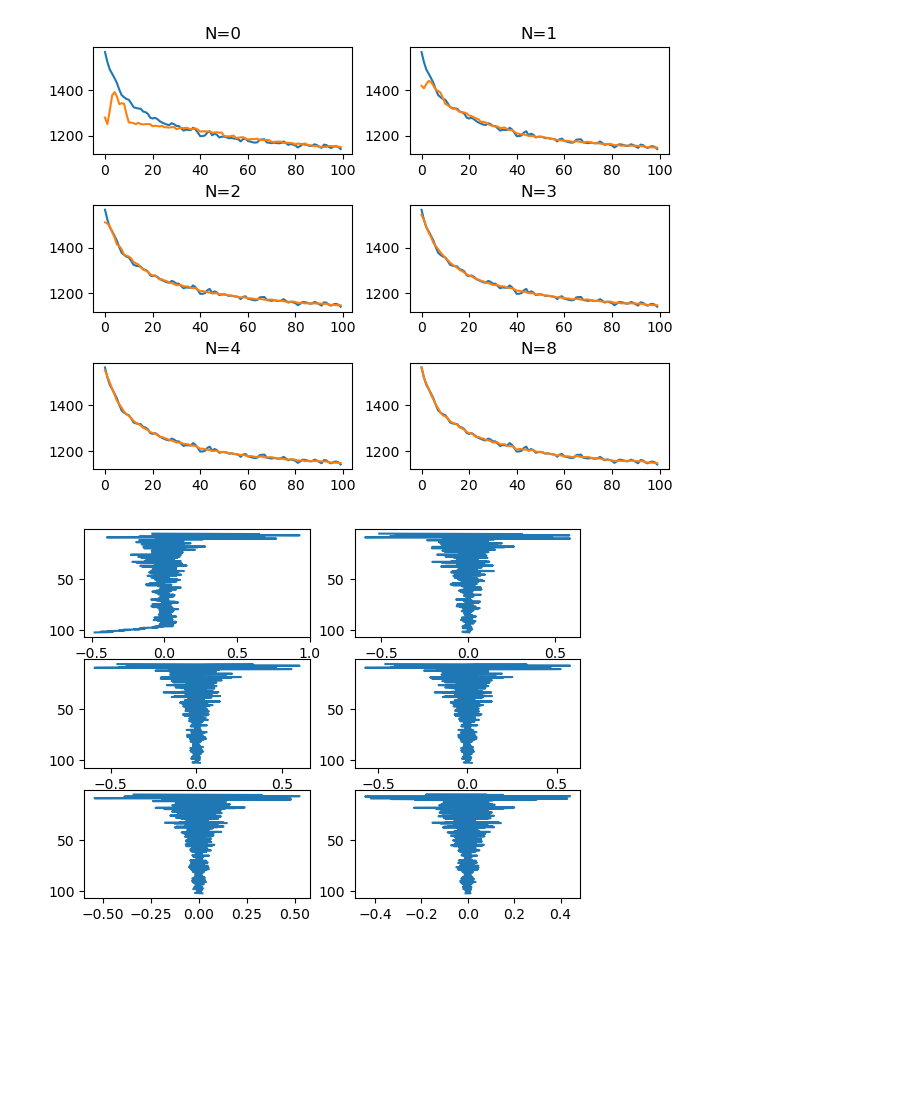
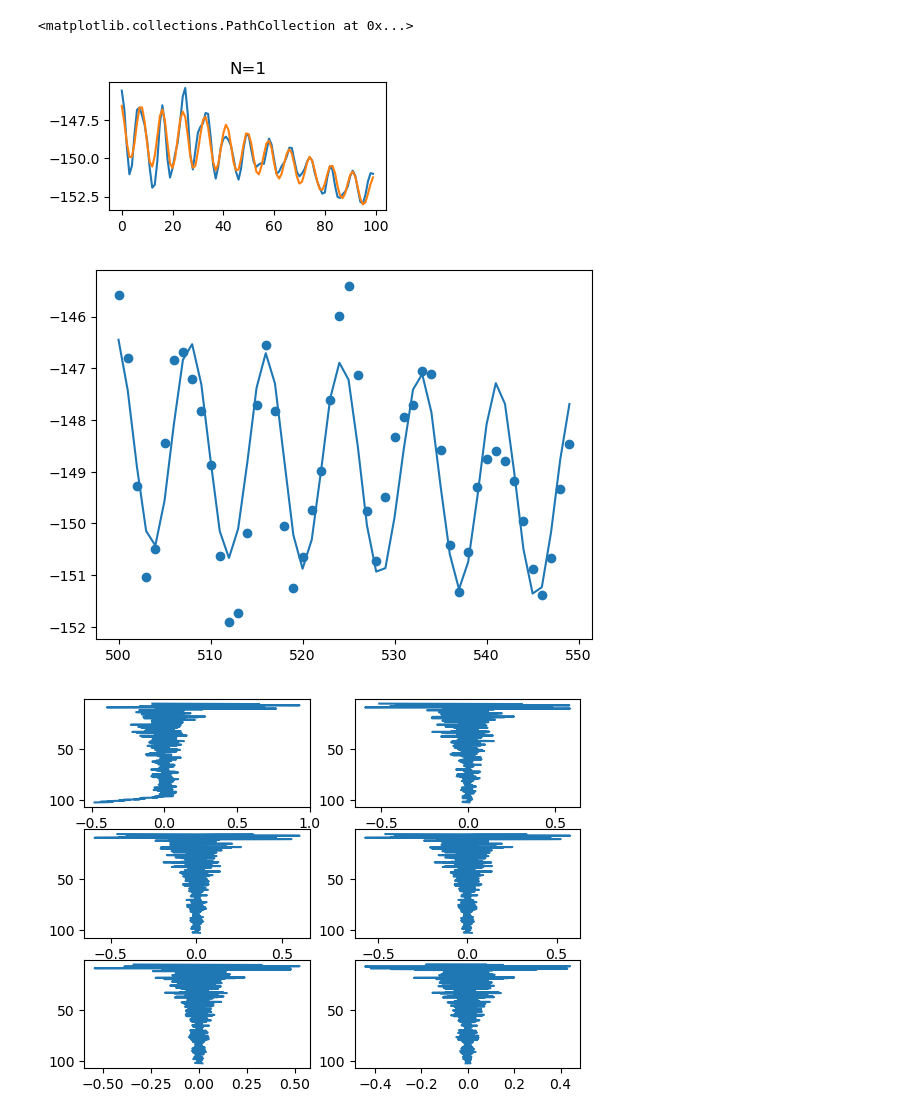
Before and after one commit to jjstadler/EMAPEX_WAVES, a Jupyter notebook: WaveProcessing/Visualize_Fit_Differences.ipynb, the cells around one changed output. Cells and saved outputs as stored; diff of their text form; code cells hidden in the pictures; blank space fills up the shorter version.

```diff
--- a/WaveProcessing/Visualize_Fit_Differences.ipynb
+++ b/WaveProcessing/Visualize_Fit_Differences.ipynb
@@ -110,36 +110,44 @@ E2 = (EFR["E2"][0, :]-2**23) * uVpc;
 
 #pull out compass values
 HZ = EFR["HZ"][0, :];
 HY = EFR["HY"][0, :];
 HX = EFR["HX"][0, :];
 
 
 Nfit_arr = [0, 1, 2, 3, 4, 8]
+Nfit_arr = [1]
 plt.figure()
 count =1
 for Nfit in Nfit_arr:
 
     #Do the 50s fits
     [e1offs,e2offs,e1fits,e2fits,anghxhy, resid] = em_offset(Nfit,mlt_efr,nstep_off,navg_off,E1,E2,HX,HY);
 
     #Get overall fi and calculate the residuals
     with warnings.catch_warnings():
         warnings.simplefilter("ignore", category=RuntimeWarning)
         e1off=np.nanmean(e1offs,1);
         e2off=np.nanmean(e2offs,1);
         e1fit=np.nanmean(e1fits,1);
         e2fit=np.nanmean(e2fits,1);
 
     plt.subplot(3, 2, count)
-    plt.plot(E2[:100])
-    plt.plot(e2fit[:100])
+    plt.plot(E1[500:600])
+    plt.plot(e1fit[500:600])
     plt.title("N="+str(Nfit))
 
     count+=1
+
+
 plt.tight_layout(pad=0.5)
 #plt.savefig("/Users/jamesstadler/Documents/UW/TFO/Figures/1Hz_flowchart_figs/voltage_fits_varying_N.png")
+plt.figure()
+plt.plot(e1fits[:, 100])
+plt.scatter(list(range(500,550)), E1[500:550])
 # %% [output]
+<matplotlib.collections.PathCollection at 0x...>
-[figure, old version]
+[figure, new version]
+[figure, added]
 # %%
 count=1
 for Nfit in Nfit_arr:
```
Also changed, not shown: 32 other files.
